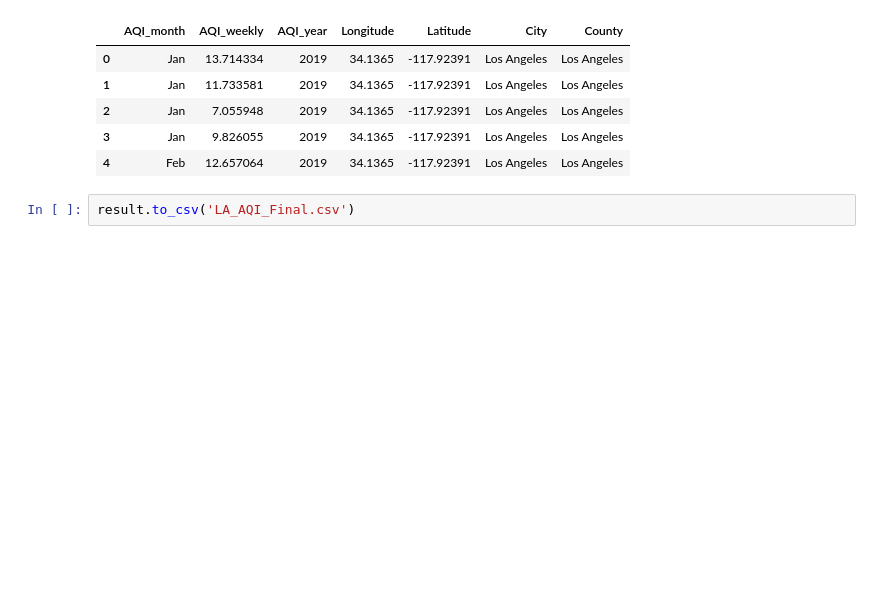
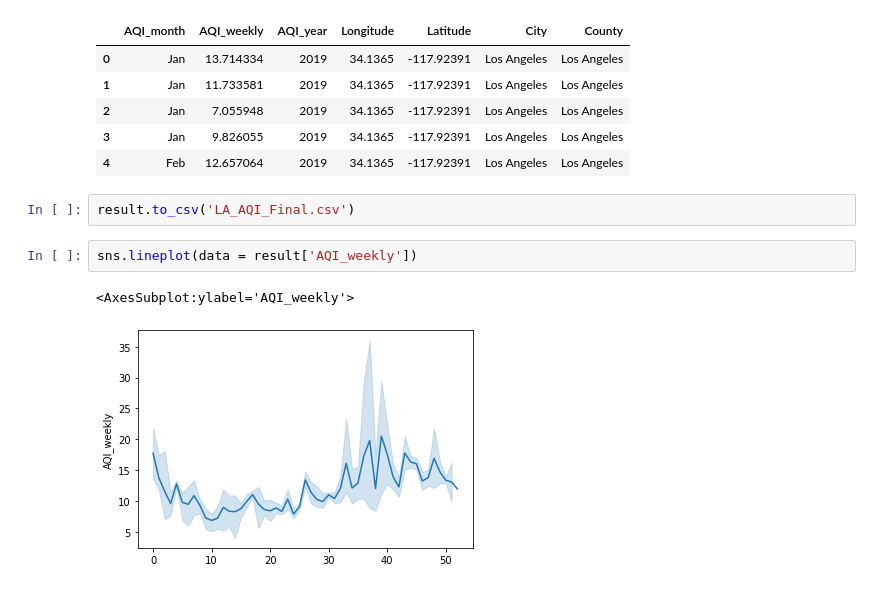
Before and after one commit to vbgupta/Transfer-Learning-Address-Sustainability-Issues, a Jupyter notebook: project/src/notebooks/Los Angeles Air Quality.ipynb, the cells around one changed output. Cells and saved outputs as stored; diff of their text form; blank space fills up the shorter version.

```diff
--- a/project/src/notebooks/Los Angeles Air Quality.ipynb
+++ b/project/src/notebooks/Los Angeles Air Quality.ipynb
@@ -250,3 +250,8 @@ result.head()
 | 4 | Feb | 12.657064 | 2019 | 34.1365 | -117.92391 | Los Angeles | Los Angeles |
 # %%
 result.to_csv('LA_AQI_Final.csv')
+# %%
+sns.lineplot(data = result['AQI_weekly'])
+# %% [output]
+<AxesSubplot:ylabel='AQI_weekly'>
+[figure, added]
```
Also changed, not shown: parts of 2 cells of this notebook.
